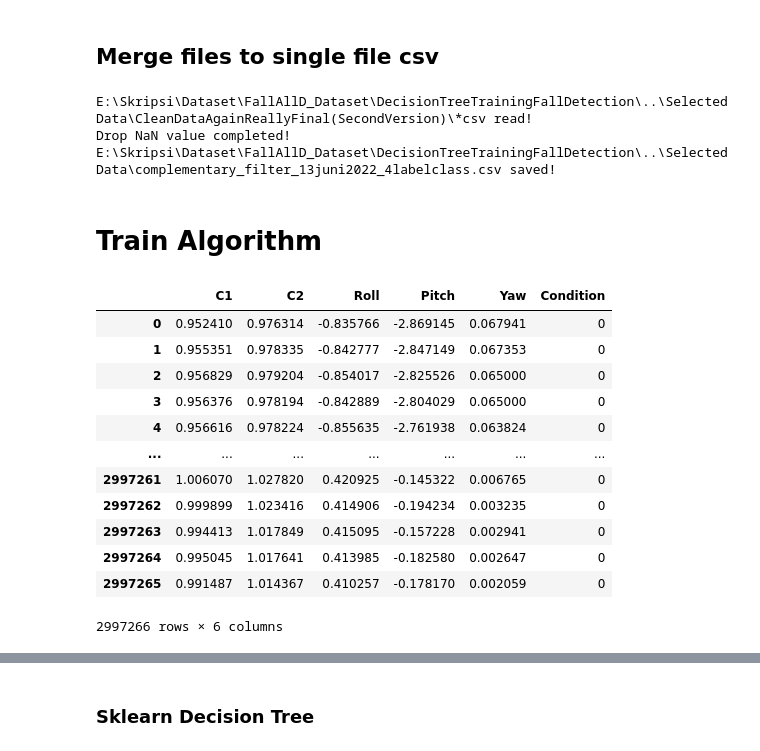
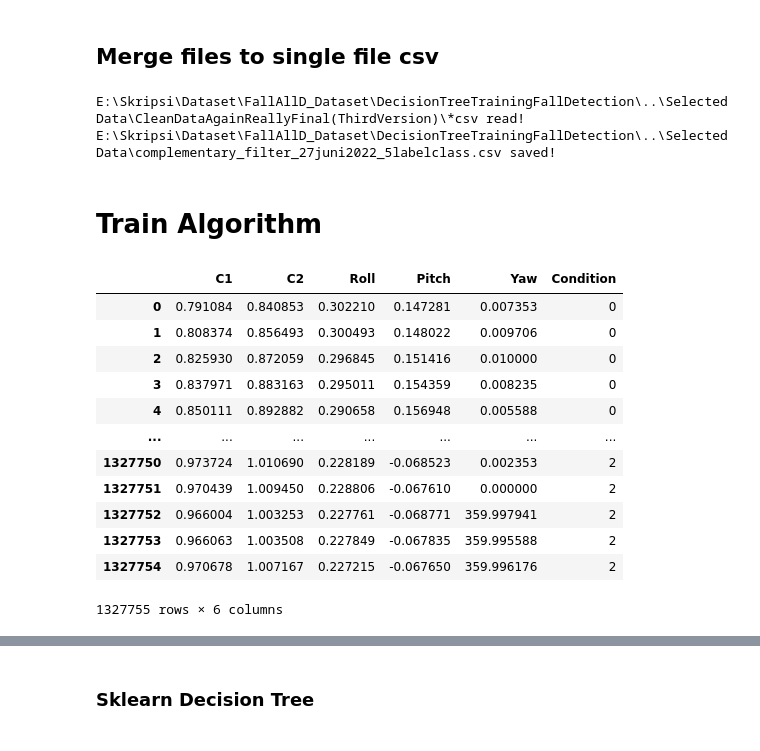
Before and after one commit to myusrilh/DecisionTreeTrainingFallDetection, a Jupyter notebook: Dataset_Structure_Notebook.ipynb, the cells around one changed output, grey strips where cells are left out. Drawn from its saved outputs; the diff is of its cells as text; code cells hidden in the pictures.

Commit message:
update training model

```diff
--- a/Dataset_Structure_Notebook.ipynb
+++ b/Dataset_Structure_Notebook.ipynb
@@ -1264,23 +1085,26 @@ for f in raw_files:
 
 # path = os.getcwd()+"\\..\\SelectedData\\CleanDataAgainFinal\\*csv"
 # path = os.getcwd()+"\\..\\SelectedData\\CleanDataAgainReallyFinal\\*csv"
-path = os.getcwd()+"\\..\\SelectedData\\CleanDataAgainReallyFinal(SecondVersion)\\*csv"#Second Version (Complementary Filter)
+# path = os.getcwd()+"\\..\\SelectedData\\CleanDataAgainReallyFinal(SecondVersion)\\*csv"#Second Version (Complementary Filter)
+path = os.getcwd()+"\\..\\SelectedData\\CleanDataAgainReallyFinal(ThirdVersion)\\*csv"#Second Version (Complementary Filter)
 # df = dd.read_csv(path, header=None)
 df = dd.read_csv(path, header=None)
 
 new_directory = os.getcwd()+"\\..\\SelectedData\\"
-# single_filename = "single_fallalld_updated_22mei2022_dataset.csv"
-# single_filename = "single_fallalld_updated_27mei2022_dataset.csv"
-# single_filename = "single_fallalld_kalman_filter_30mei2022_dataset.csv"
-# single_filename = "single_fallalld_kalman_filter_31mei2022_dataset.csv" #Kalman Filter without acc*acc_sen
 # single_filename = "single_fallalld_complementary_filter_2juni2022_dataset.csv" #Complementary Filter with acc*acc_sen
-single_filename = "complementary_filter_13juni2022_4labelclass.csv" #Complementary Filter with acc*acc_sen and with 4 label class
+# single_filename = "complementary_filter_13juni2022_4labelclass.csv" #Complementary Filter with acc*acc_sen and with 4 label class
+# single_filename = "complementary_filter_14juni2022_5labelclass.csv" #Complementary Filter with acc*acc_sen and with 5 label class
+# single_filename = "complementary_filter_20juni2022_5labelclass.csv" #Complementary Filter with acc*acc_sen and with 5 label class
+# single_filename = "complementary_filter_21juni2022_8labelclass.csv" #Complementary Filter with acc*acc_sen and with 8 label class
+# single_filename = "complementary_filter_24juni2022_8labelclass.csv" #Complementary Filter with acc*acc_sen and with 8 label class
+# single_filename = "complementary_filter_26juni2022_8labelclass.csv" #Complementary Filter with acc*acc_sen and with 8 label class
+single_filename = "complementary_filter_27juni2022_5labelclass.csv" #Complementary Filter with acc*acc_sen and with 6 label class
 print(path,"read!")
 
 #finding the null values in the dataset
 # df.isnull().sum().compute()
-df.dropna(how='all')
-print("Drop NaN value completed!")
+# df.dropna(how='all', inplace=True)
+# print("Drop NaN value completed!")
 
 # df.columns = ["Ax","Ay","Az","Gx","Gy","Gz","C1","C2","Acc_roll","Acc_pitch","Gyro_roll","Gyro_pitch","Roll","Pitch","Yaw","Condition"]
 # df.columns = ["C1","C2","Acc_roll","Acc_pitch","Gyro_roll","Gyro_pitch","Roll","Pitch","Yaw","Condition"]
@@ -1289,47 +1113,45 @@ df.to_csv(os.path.join(new_directory,single_filename), index=False, single_file=
 
 print(os.path.join(new_directory,single_filename),"saved!")
 # %% [output]
-E:\Skripsi\Dataset\FallAllD_Dataset\DecisionTreeTrainingFallDetection\..\SelectedData\CleanDataAgainReallyFinal(SecondVersion)\*csv read!
-Drop NaN value completed!
-E:\Skripsi\Dataset\FallAllD_Dataset\DecisionTreeTrainingFallDetection\..\SelectedData\complementary_filter_13juni2022_4labelclass.csv saved!
+E:\Skripsi\Dataset\FallAllD_Dataset\DecisionTreeTrainingFallDetection\..\SelectedData\CleanDataAgainReallyFinal(ThirdVersion)\*csv read!
+E:\Skripsi\Dataset\FallAllD_Dataset\DecisionTreeTrainingFallDetection\..\SelectedData\complementary_filter_27juni2022_5labelclass.csv saved!
 # %% [markdown]
 # Train Algorithm
 # %%
 # Load dataset
 
 directory = os.getcwd()+"\\..\\SelectedData\\"
-# single_filename = "single_fallalld_dataset.csv"
-# single_filename = "single_fallalld_c1_c2_dataset.csv"
-# single_filename = "single_fallalld_updated_22mei2022_dataset.csv"
-# single_filename = "single_fallalld_updated_27mei2022_dataset.csv"
-# single_filename = "single_fallalld_kalman_filter_28mei2022_dataset.csv"
-# single_filename = "single_fallalld_kalman_filter_30mei2022_dataset.csv"
-# single_filename = "single_fallalld_kalman_filter_31mei2022_dataset.csv" #Kalman Filter without acc*acc_sen
 # single_filename = "single_fallalld_complementary_filter_2juni2022_dataset.csv" #Complementary Filter with acc*acc_sen
-single_filename = "complementary_filter_13juni2022_4labelclass.csv" #Complementary Filter with acc*acc_sen and with 4 label class
+# single_filename = "complementary_filter_13juni2022_4labelclass.csv" #Complementary Filter with acc*acc_sen and with 4 label class
+# single_filename = "complementary_filter_14juni2022_5labelclass.csv" #Complementary Filter with acc*acc_sen and with 5 label class
+# single_filename = "complementary_filter_20juni2022_5labelclass.csv" #Complementary Filter with acc*acc_sen and with 5 label class
+# single_filename = "complementary_filter_21juni2022_8labelclass.csv" #Complementary Filter with acc*acc_sen and with 8 label class
+# single_filename = "complementary_filter_24juni2022_8labelclass.csv" #Complementary Filter with acc*acc_sen and with 8 label class
+# single_filename = "complementary_filter_26juni2022_8labelclass.csv" #Complementary Filter with acc*acc_sen and with 8 label class
+single_filename = "complementary_filter_27juni2022_5labelclass.csv" #Complementary Filter with acc*acc_sen and with 6 label class
 
 path = os.path.join(directory,single_filename)
 
 df_chunk = pd.read_csv(path,chunksize=1000000)
 
 df_list = []
 for chunk in df_chunk:
     df_list.append(chunk)
 
 df = pd.concat(df_list,axis=0)
-# df = df.dropna()
+# df = df.dropna(inplace=True)
 df
 # %% [output]
 |  | C1 | C2 | Roll | Pitch | Yaw | Condition |
-| 0 | 0.952410 | 0.976314 | -0.835766 | -2.869145 | 0.067941 | 0 |
-| 1 | 0.955351 | 0.978335 | -0.842777 | -2.847149 | 0.067353 | 0 |
-| 2 | 0.956829 | 0.979204 | -0.854017 | -2.825526 | 0.065000 | 0 |
-| 3 | 0.956376 | 0.978194 | -0.842889 | -2.804029 | 0.065000 | 0 |
-| 4 | 0.956616 | 0.978224 | -0.855635 | -2.761938 | 0.063824 | 0 |
+| 0 | 0.791084 | 0.840853 | 0.302210 | 0.147281 | 0.007353 | 0 |
+| 1 | 0.808374 | 0.856493 | 0.300493 | 0.148022 | 0.009706 | 0 |
+| 2 | 0.825930 | 0.872059 | 0.296845 | 0.151416 | 0.010000 | 0 |
+| 3 | 0.837971 | 0.883163 | 0.295011 | 0.154359 | 0.008235 | 0 |
+| 4 | 0.850111 | 0.892882 | 0.290658 | 0.156948 | 0.005588 | 0 |
 | ... | ... | ... | ... | ... | ... | ... |
-| 2997261 | 1.006070 | 1.027820 | 0.420925 | -0.145322 | 0.006765 | 0 |
-| 2997262 | 0.999899 | 1.023416 | 0.414906 | -0.194234 | 0.003235 | 0 |
-| 2997263 | 0.994413 | 1.017849 | 0.415095 | -0.157228 | 0.002941 | 0 |
-| 2997264 | 0.995045 | 1.017641 | 0.413985 | -0.182580 | 0.002647 | 0 |
-| 2997265 | 0.991487 | 1.014367 | 0.410257 | -0.178170 | 0.002059 | 0 |
+| 1327750 | 0.973724 | 1.010690 | 0.228189 | -0.068523 | 0.002353 | 2 |
+| 1327751 | 0.970439 | 1.009450 | 0.228806 | -0.067610 | 0.000000 | 2 |
+| 1327752 | 0.966004 | 1.003253 | 0.227761 | -0.068771 | 359.997941 | 2 |
+| 1327753 | 0.966063 | 1.003508 | 0.227849 | -0.067835 | 359.995588 | 2 |
+| 1327754 | 0.970678 | 1.007167 | 0.227215 | -0.067650 | 359.996176 | 2 |
-2997266 rows × 6 columns
+1327755 rows × 6 columns
```
Also changed, not shown: parts of 31 cells of this notebook.
